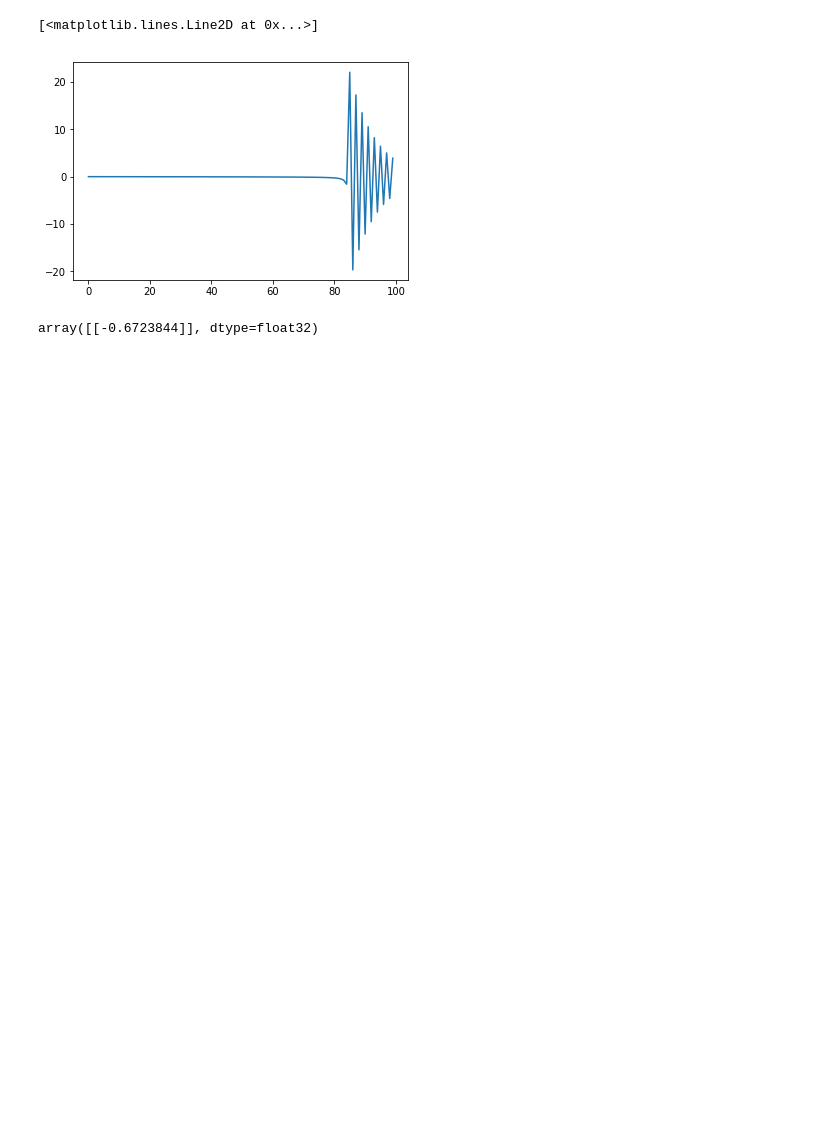
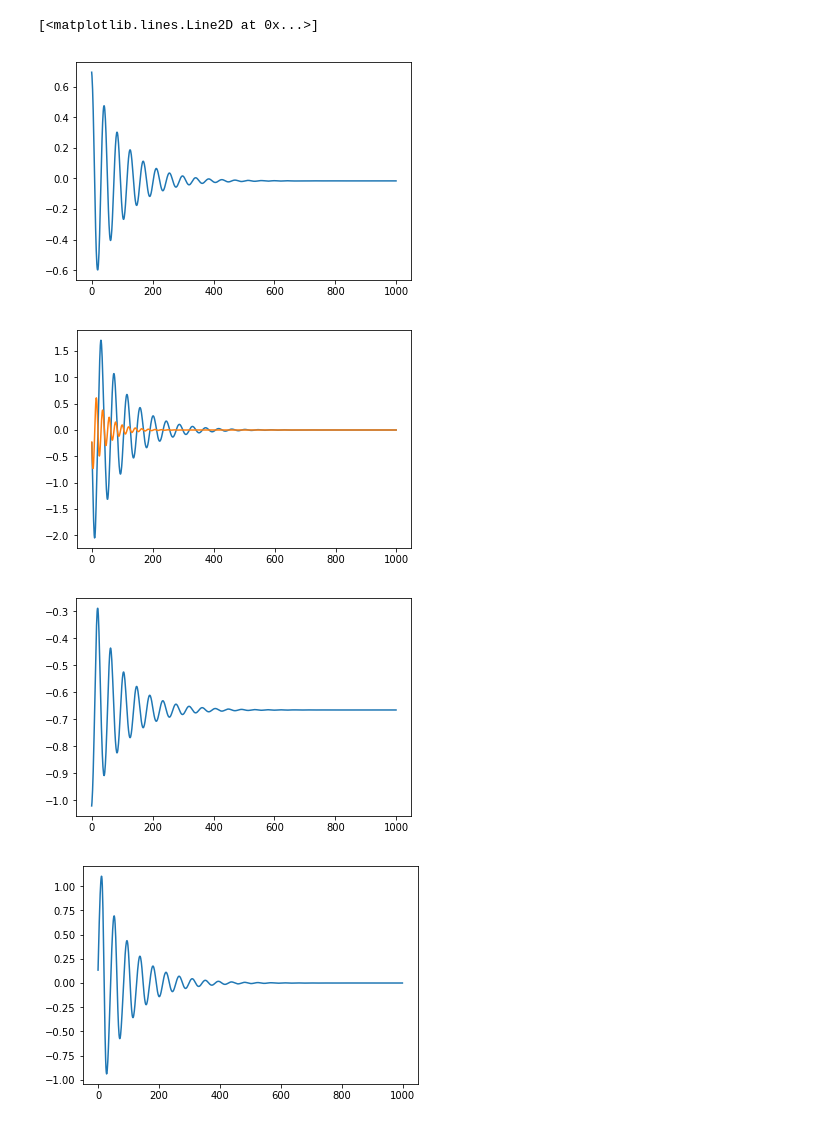
Before and after one commit to afqueiruga/LatentPrimaries, a Jupyter notebook: new_pendulum_2.ipynb, the cells around one changed output. Drawn from its saved outputs; the diff is of its cells as text; code cells hidden in the pictures; blank space fills up the shorter version.

```diff
--- a/new_pendulum_2.ipynb
+++ b/new_pendulum_2.ipynb
@@ -144,9 +171,14 @@ plt.plot(series_x[:,0],series_x[:,1], '+')
-# %%
-plt.plot(series_q)
-# %% [output]
-[<matplotlib.lines.Line2D at 0x...>]
-[figure, removed]
-# %%
-au.o_q.eval(feed_dict={au.i_x:np.array([[0.0,-1.0]])})
-# %% [output]
-array([[-0.6723844]], dtype=float32)
+# %%
+plt.plot(series_x[:,0])
+plt.figure()
+plt.plot(series_v)
+plt.figure()
+plt.plot(series_q)
+plt.figure()
+plt.plot(series_vq)
+# %% [output]
+[<matplotlib.lines.Line2D at 0x...>]
+[figure, added]
+[figure, added]
+[figure, added]
+[figure, added]
```
Also changed, not shown: parts of 24 cells of this notebook.
